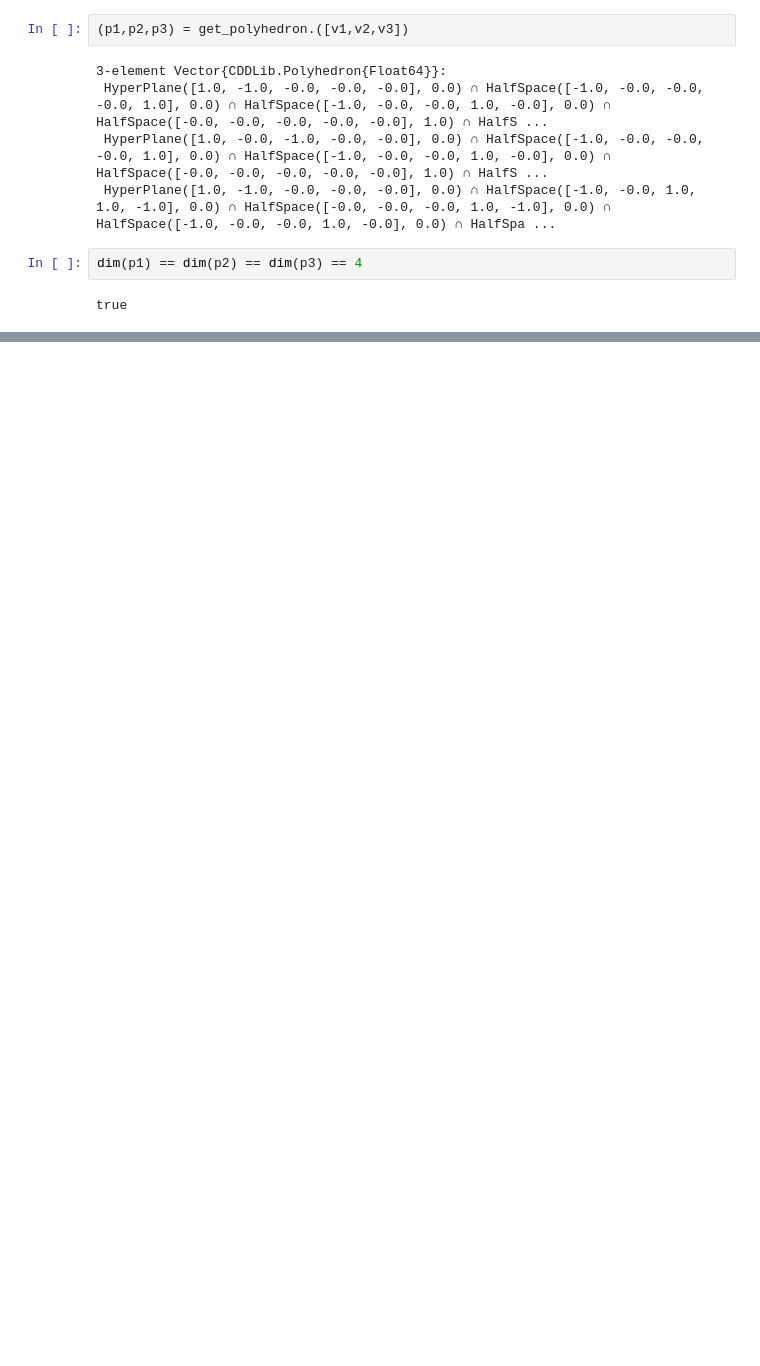
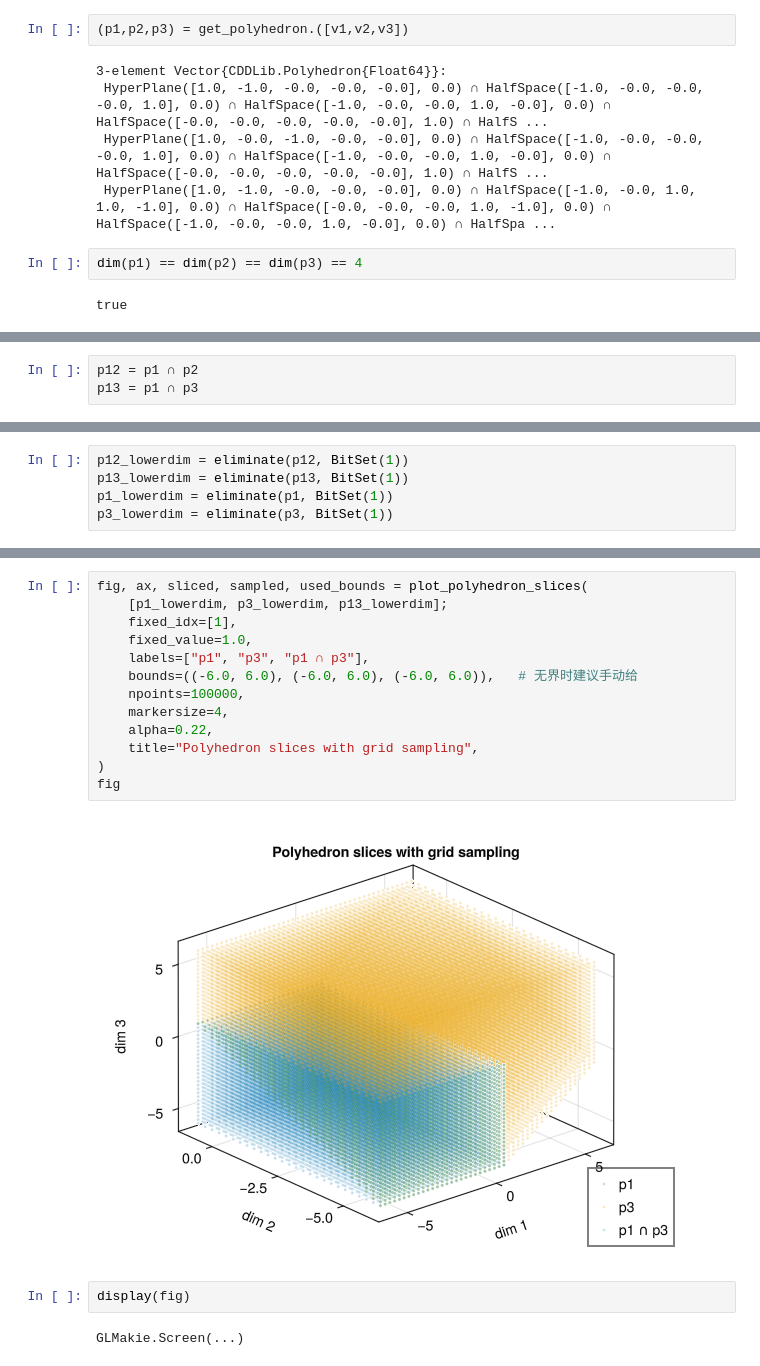
Before and after one commit to Qinguo25/BindingAndCatalysis.jl, a Jupyter notebook: Examples/unfinished_or_outdated_stuff/Compete_binding.ipynb, the cells around one changed output, grey strips where cells are left out. Saved outputs shown, nothing was run; the diff lists cells and outputs as text; blank space fills up the shorter version.

```diff
--- a/Examples/unfinished_or_outdated_stuff/Compete_binding.ipynb
+++ b/Examples/unfinished_or_outdated_stuff/Compete_binding.ipynb
@@ -610,0 +176,3 @@ generate_
+# %%
+p12 = p1 ∩ p2
+p13 = p1 ∩ p3
@@ -610,0 +220,5 @@ generate_
+# %%
+p12_lowerdim = eliminate(p12, BitSet(1))
+p13_lowerdim = eliminate(p13, BitSet(1))
+p1_lowerdim = eliminate(p1, BitSet(1))
+p3_lowerdim = eliminate(p3, BitSet(1))
@@ -610,0 +254,19 @@ generate_
+# %%
+fig, ax, sliced, sampled, used_bounds = plot_polyhedron_slices(
+    [p1_lowerdim, p3_lowerdim, p13_lowerdim];
+    fixed_idx=[1],
+    fixed_value=1.0,
+    labels=["p1", "p3", "p1 ∩ p3"],
+    bounds=((-6.0, 6.0), (-6.0, 6.0), (-6.0, 6.0)),   # 无界时建议手动给
+    npoints=100000,
+    markersize=4,
+    alpha=0.22,
+    title="Polyhedron slices with grid sampling",
+)
+fig
+# %% [output]
+[figure, added]
+# %%
+display(fig)
+# %% [output]
+GLMakie.Screen(...)
```
Also changed, not shown: parts of 84 cells of this notebook, 3 other files.
